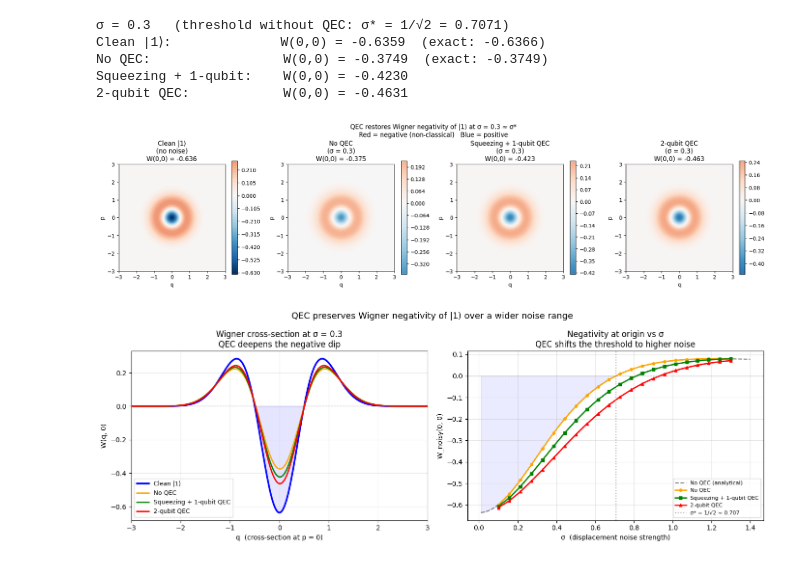
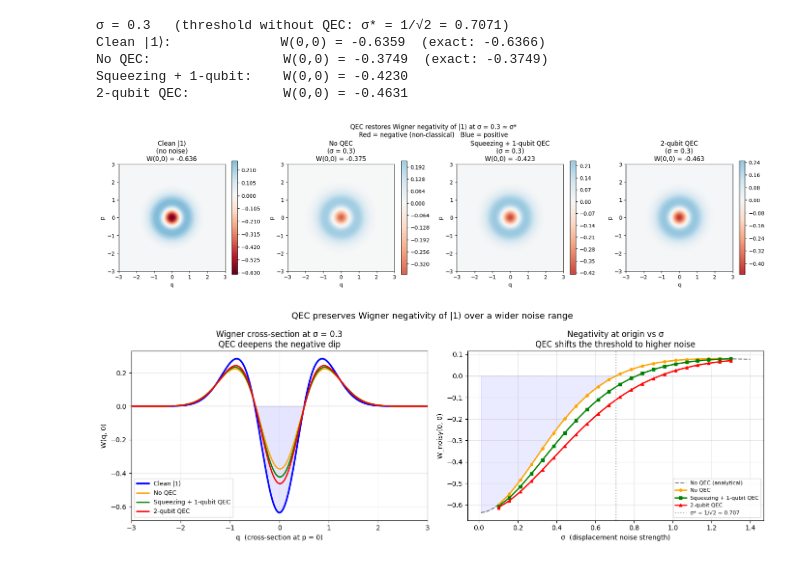
Before and after one commit to neginrazian/CV-QEC, a Jupyter notebook: wigner_single_photon.ipynb, the cells around one changed output. Saved outputs shown, nothing was run; the diff lists cells and outputs as text; code cells hidden in the pictures.

Commit message:
Add Wigner function notebook for single-photon state under displacement noise and QEC

```diff
--- a/wigner_single_photon.ipynb
+++ b/wigner_single_photon.ipynb
@@ -69,7 +69,7 @@ labels = ['Clean |1⟩\n(σ = 0)', 'σ = 0.4', f'σ = 1/√2 ≈ {sigma_star:.3f
 vmax   = np.abs(W1).max()
 
 for ax, W, label in zip(axes, all_W, labels):
-    cont = ax.contourf(Q, P_grid, W, levels=80, cmap='RdBu_r', vmin=-vmax, vmax=vmax)
+    cont = ax.contourf(Q, P_grid, W, levels=80, cmap='RdBu', vmin=-vmax, vmax=vmax)
     plt.colorbar(cont, ax=ax, shrink=0.85)
     W0 = W[N//2, N//2]
     sign = '−' if W0 < 0 else '+'
@@ -83,5 +83,7 @@ for ax, W, label in zip(axes, all_W, labels):
 plt.suptitle('Single-photon |1⟩ Wigner function under random displacement noise\n'
              'Red = negative (non-classical), Blue = positive', fontsize=12)
 plt.tight_layout()
+plt.savefig('displaced_wigner_maps.pdf', bbox_inches='tight')
+plt.savefig('displaced_wigner_maps.svg', bbox_inches='tight')
 plt.show()
 # %% [output]
@@ -215,7 +219,7 @@ for ax, W, title in zip(axes,
                           f'No QEC\n(σ = {sigma})',
                           f'Squeezing + 1-qubit QEC\n(σ = {sigma})',
                           f'2-qubit QEC\n(σ = {sigma})']):
-    cont = ax.contourf(Q, P_grid, W, levels=80, cmap='RdBu_r', vmin=-vmax, vmax=vmax)
+    cont = ax.contourf(Q, P_grid, W, levels=80, cmap='RdBu', vmin=-vmax, vmax=vmax)
     plt.colorbar(cont, ax=ax, shrink=0.85)
     ax.set_title(f'{title}\nW(0,0) = {W[mid,mid]:.3f}')
     ax.set_xlabel('q')
@@ -227,6 +231,8 @@ for ax, W, title in zip(axes,
 plt.suptitle(f'QEC restores Wigner negativity of |1⟩ at σ = {sigma} ≈ σ*\n'
              'Red = negative (non-classical)   Blue = positive', fontsize=12)
 plt.tight_layout()
+plt.savefig('wigner_maps.pdf', bbox_inches='tight')
+plt.savefig('wigner_maps.svg', bbox_inches='tight')
 plt.show()
 
 # ── Figure 2: Cross-section + W(0,0) vs σ scan ───────────────────
@@ -245,32 +251,34 @@ ax1.legend(fontsize=9)
 ax1.grid(alpha=0.3)
 ax1.set_xlim(-3, 3)
 
 sigmas_scan = np.linspace(0.1, 1.3, 22)
 W0_noise_scan, W0_sq_scan, W0_2q_scan = [], [], []
 for s in sigmas_scan:
     W0_noise_scan.append(apply_distr(K_no_qec(s))[mid, mid])
     W0_sq_scan.append(apply_distr(K_squeezing_qec(s))[mid, mid])
     W0_2q_scan.append(apply_distr(K_2qubit_qec(s))[mid, mid])
 
 sigma_range = np.linspace(0.01, 1.4, 400)
 ax2.plot(sigma_range, W0_exact(sigma_range), 'k--', linewidth=1.5, alpha=0.5, label='No QEC (analytical)')
 ax2.plot(sigmas_scan, W0_noise_scan, 'o-', color='orange', linewidth=2, markersize=4, label='No QEC')
 ax2.plot(sigmas_scan, W0_sq_scan,    's-', color='green',  linewidth=2, markersize=4, label='Squeezing + 1-qubit QEC')
 ax2.plot(sigmas_scan, W0_2q_scan,    '^-', color='red',    linewidth=2, markersize=4, label='2-qubit QEC')
 ax2.axhline(0, color='gray', linestyle='--', linewidth=0.8)
 ax2.axvline(1/np.sqrt(2), color='gray', linestyle=':', linewidth=1.5, alpha=0.7,
             label=f'σ* = 1/√2 ≈ {1/np.sqrt(2):.3f}')
 ax2.fill_between(sigma_range, W0_exact(sigma_range), 0,
                  where=(W0_exact(sigma_range) < 0), color='blue', alpha=0.08)
 ax2.set_xlabel('σ  (displacement noise strength)')
 ax2.set_ylabel('W_noisy(0, 0)')
 ax2.set_title('Negativity at origin vs σ\nQEC shifts the threshold to higher noise')
 ax2.legend(fontsize=8)
 ax2.grid(alpha=0.3)
 
 plt.suptitle('QEC preserves Wigner negativity of |1⟩ over a wider noise range', fontsize=13)
 plt.tight_layout()
+plt.savefig('wigner_maps_2d.pdf', bbox_inches='tight')
+plt.savefig('wigner_maps_2d.svg', bbox_inches='tight')
 plt.show()
 # %% [output]
-[figure, old version]
+[figure, new version]
 [figure]
```
Also changed, not shown: parts of 2 cells of this notebook.
